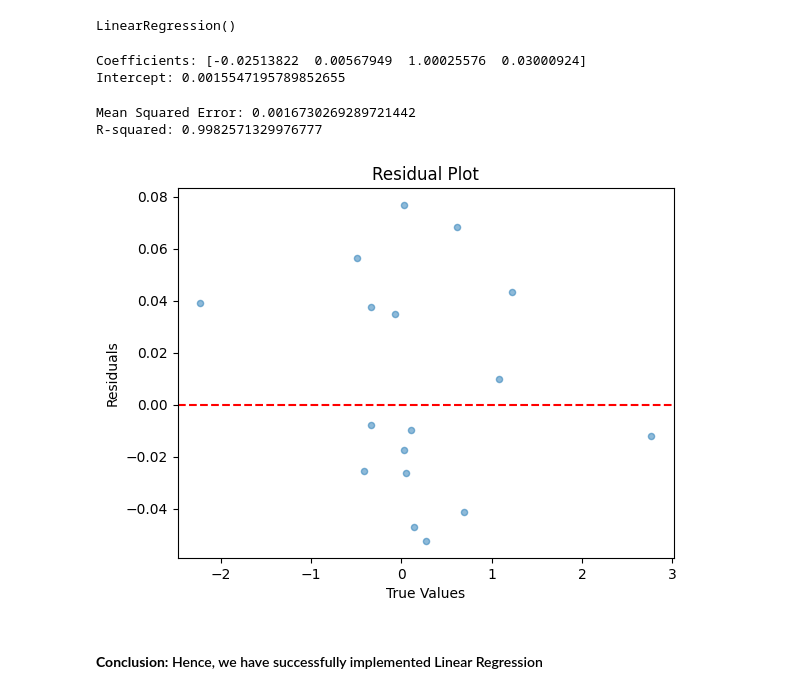
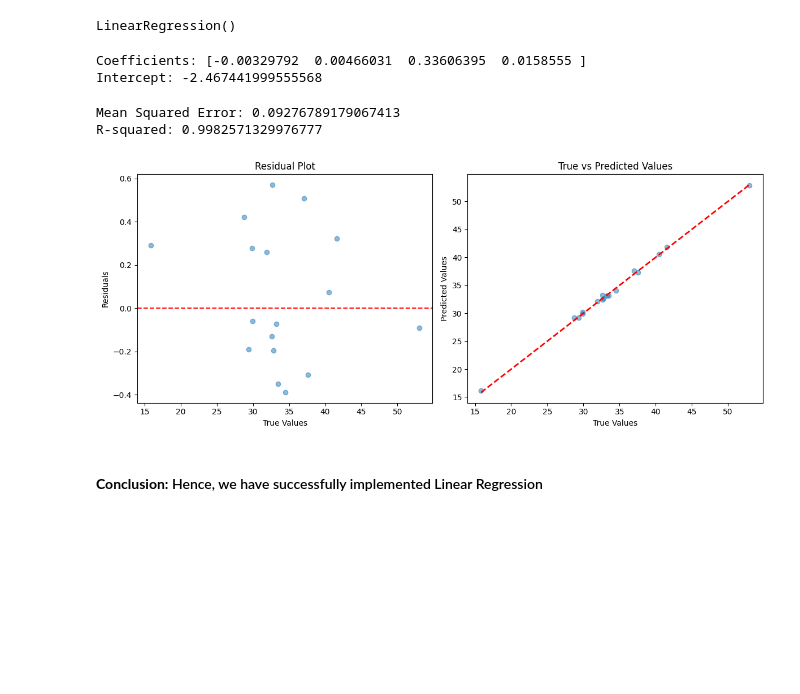
Before and after one commit to Kamran1819G/Deep-Learning-Lab, a Jupyter notebook: Experiment No 1.ipynb, the cells around one changed output. Cells and saved outputs as stored; diff of their text form; code cells hidden in the pictures; blank space fills up the shorter version.

```diff
--- a/Experiment No 1.ipynb
+++ b/Experiment No 1.ipynb
@@ -86,9 +86,6 @@ plt.show()
 # %%
 # Drop any rows with missing values
 data = data.dropna()
-# %%
-scaler = StandardScaler()
-data[['HP', 'MPG', 'VOL', 'SP', 'WT']] = scaler.fit_transform(data[['HP', 'MPG', 'VOL', 'SP', 'WT']])
 # %%
 # Assuming we want to predict 'WT' based on other features
 X = data[['HP', 'MPG', 'VOL', 'SP']]  # Features
@@ -111,8 +108,8 @@ print('Coefficients:', model.coef_)
 # Get the intercept
 print('Intercept:', model.intercept_)
 # %% [output]
-Coefficients: [-0.02513822  0.00567949  1.00025576  0.03000924]
-Intercept: 0.0015547195789852655
+Coefficients: [-0.00329792  0.00466031  0.33606395  0.0158555 ]
+Intercept: -2.467441999555568
 # %%
 # Make predictions on the test set
 y_pred = model.predict(X_test)
@@ -126,18 +123,35 @@ r2 = r2_score(y_test, y_pred)
 print('Mean Squared Error:', mse)
 print('R-squared:', r2)
 # %% [output]
-Mean Squared Error: 0.0016730269289721442
+Mean Squared Error: 0.09276789179067413
 R-squared: 0.9982571329976777
-# %%
-# Residual plot
-plt.scatter(y_test, y_pred - y_test, alpha=0.5, s=20)
-plt.axhline(y=0, color='r', linestyle='--')
-plt.xlabel('True Values')
-plt.ylabel('Residuals')
-plt.title('Residual Plot')
-plt.show()
-# %% [output]
-[figure, removed]
+# %%
+# Calculate Residual
+residuals = y_pred - y_test
+
+# Plotting Residuals vs True Values
+plt.figure(figsize=(12, 5))
+
+# Residual Plot
+plt.subplot(1, 2, 1)
+plt.scatter(y_test, residuals, alpha=0.5)
+plt.axhline(y=0, color='r', linestyle='--')
+plt.xlabel('True Values')
+plt.ylabel('Residuals')
+plt.title('Residual Plot')
+
+# True vs Pred
+plt.subplot(1, 2, 2)
+plt.scatter(y_test, y_pred, alpha=0.5)
+plt.plot([y_test.min(), y_test.max()], [y_test.min(), y_test.max()], 'r--', lw=2)
+plt.xlabel('True Values')
+plt.ylabel('Predicted Values')
+plt.title('True vs Predicted Values')
+
+plt.tight_layout()
+plt.show()
+# %% [output]
+[figure, added]
 # %% [markdown]
 #### **Conclusion:** Hence, we have successfully implemented Linear Regression
 # %% [markdown]
```
